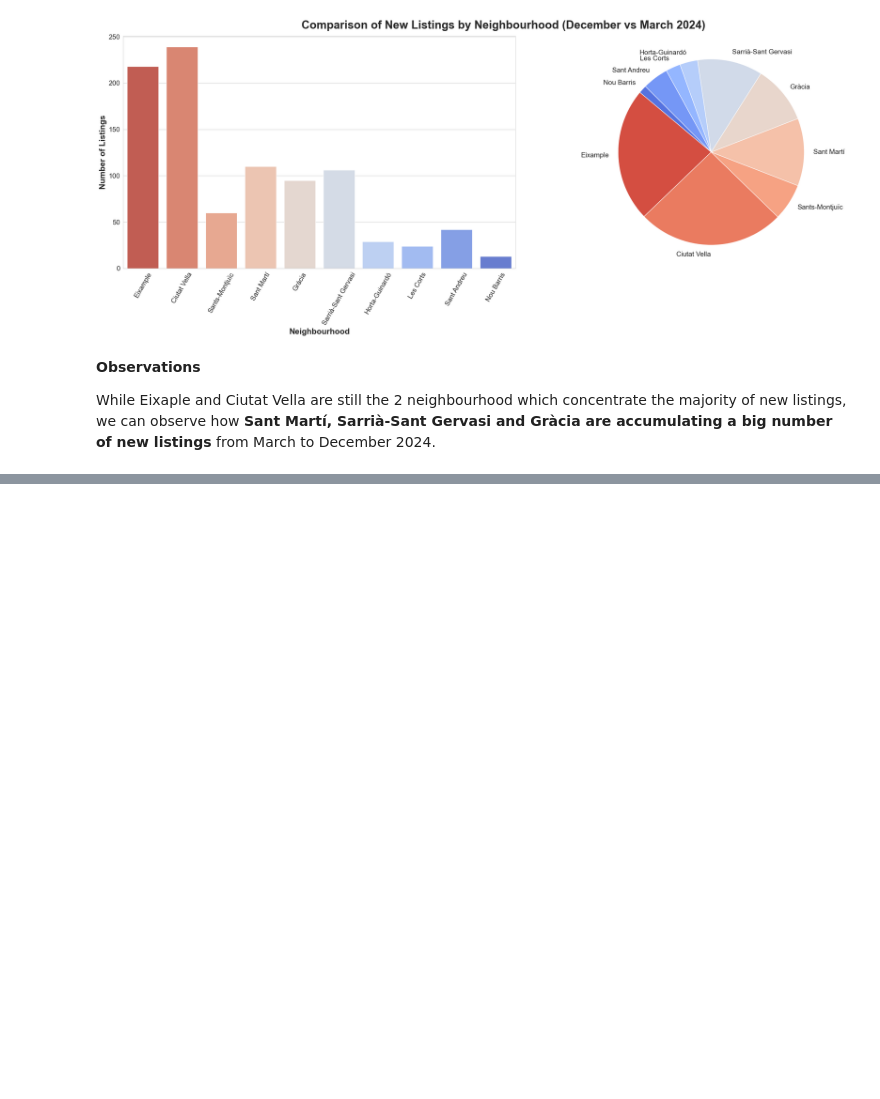
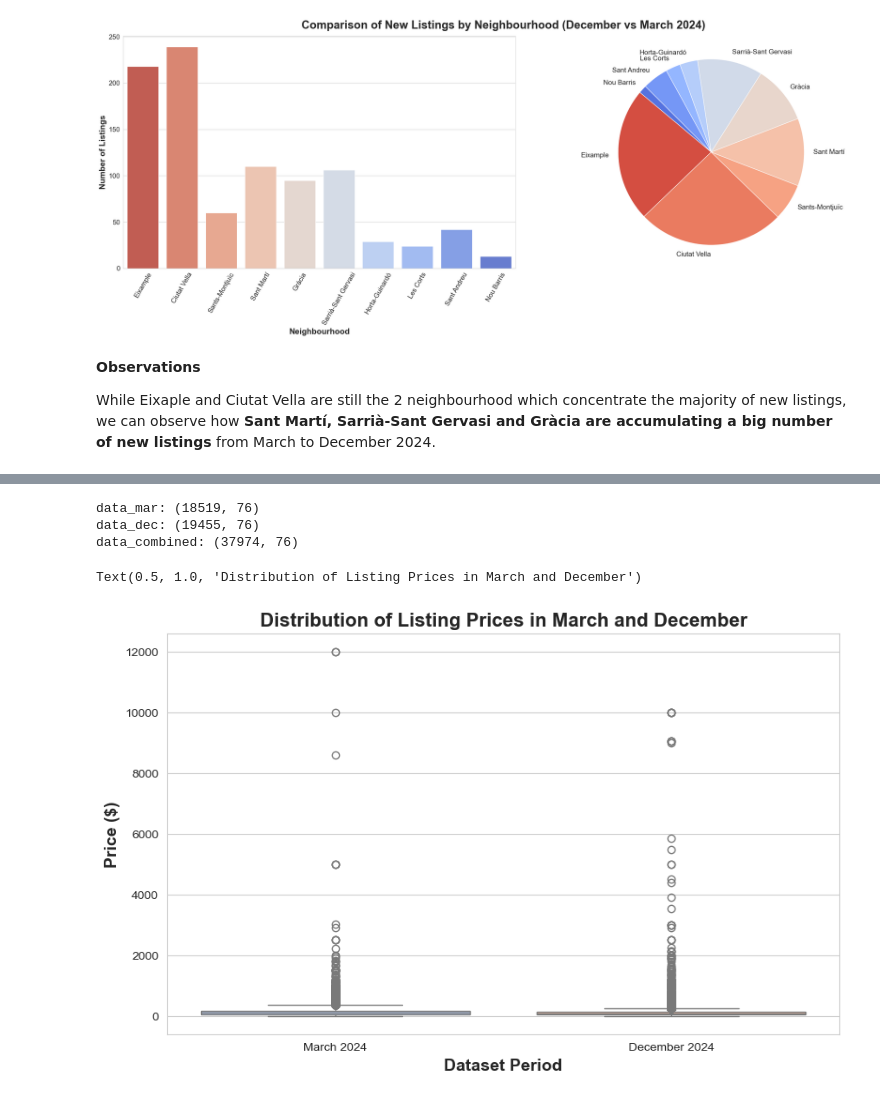
Before and after one commit to msalvany/milestone_3, a Jupyter notebook: milestone_3_AirBnB_BCN.ipynb, the cells around one changed output, grey strips where cells are left out. Cells and saved outputs as stored; diff of their text form; code cells hidden in the pictures; blank space fills up the shorter version.

```diff
--- a/milestone_3_AirBnB_BCN.ipynb
+++ b/milestone_3_AirBnB_BCN.ipynb
@@ -360,0 +373,25 @@ While Eixaple and Ciutat Vella are still the 2 neighbourhood which concentrate t
+# %%
+# In order to compare the prices of the same listings, we'll eventually merge the 2 datasets.
+# Hence we will first create a new column in each dataset indicating wether each row comes from the March or December dataset.add
+
+data_mar["dataset_date"] = "March 2024"
+data_dec["dataset_date"] = "December 2024"
+# %%
+# Since we have previously checked that both original datasets have the same column structure,
+# we'll append the rows from data_dec below the rows of data_mar.
+# Moreover, we will create a new index so that we don't have duplicated index using gnore_index=True
+
+data_combined = pd.concat([data_mar, data_dec], ignore_index=True)
+
+print(f"data_mar:", data_mar.shape)
+print(f"data_dec:", data_dec.shape)
+print(f"data_combined:", data_combined.shape)
+# %% [output]
+data_mar: (18519, 76)
+data_dec: (19455, 76)
+data_combined: (37974, 76)
+# %%
+# To start working with the price of the listings, we need to first convert it to a float
+# We'll have to delete $, but also comas!
+
+data_combined["price"] = data_combined["price"].str.replace("$", "").str.replace(",", "").astype(float)
@@ -360,0 +402,14 @@ While Eixaple and Ciutat Vella are still the 2 neighbourhood which concentrate t
+# %%
+plt.figure(figsize=(10, 6))
+sns.boxplot(data=data_combined,
+            x="dataset_date",
+            hue="dataset_date",
+            y="price",
+            palette="coolwarm")
+
+plt.xlabel("Dataset Period", fontsize=14, fontweight="bold")
+plt.ylabel("Price ($)", fontsize=14, fontweight="bold")
+plt.title("Distribution of Listing Prices in March and December", fontsize=16, fontweight="bold")
+# %% [output]
+Text(0.5, 1.0, 'Distribution of Listing Prices in March and December')
+[figure, added]
```
Also changed, not shown: parts of 16 cells of this notebook.
